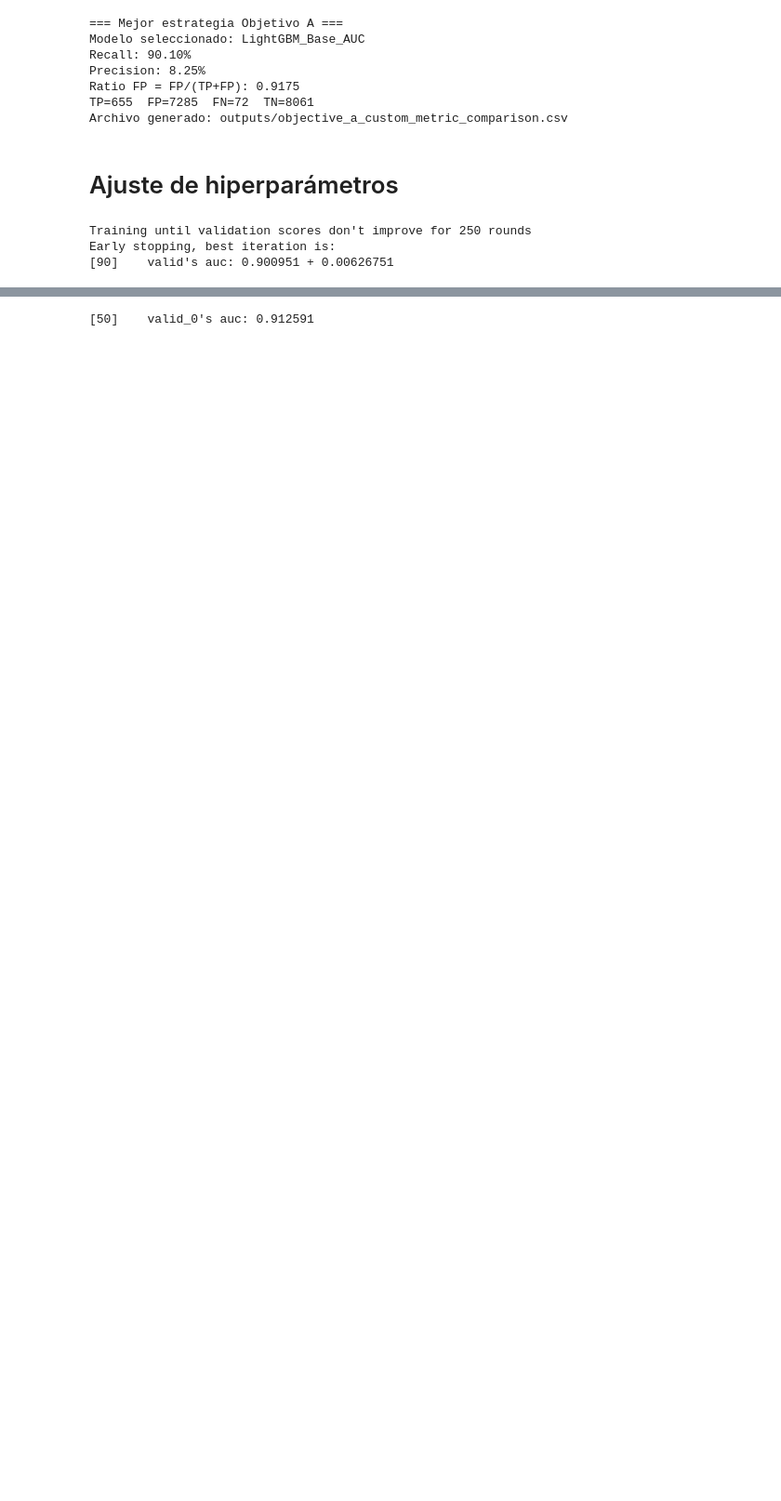
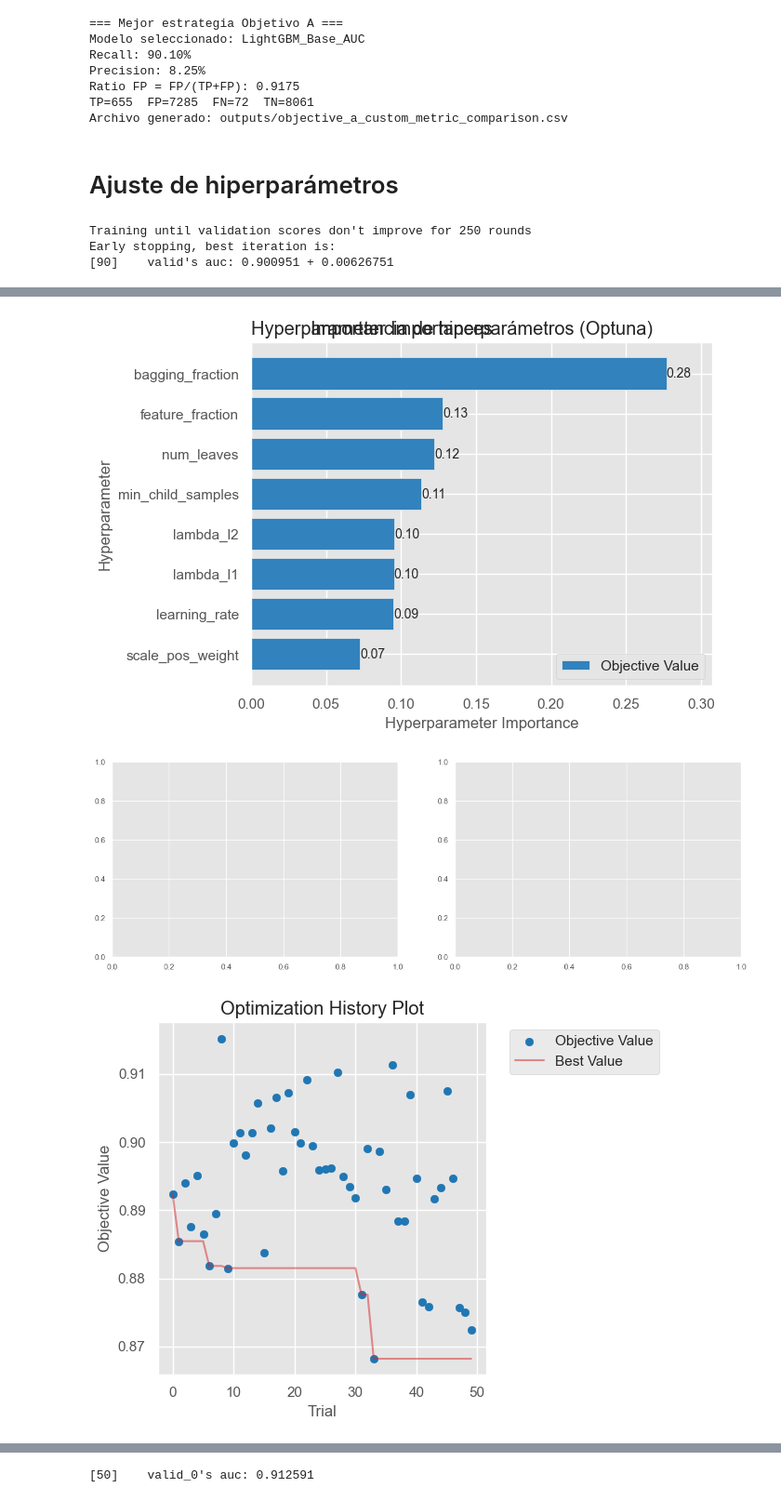
Before and after one commit to eunicean/PlusTI-Project, a Jupyter notebook: eda_bo_vip.ipynb, the cells around one changed output, grey strips where cells are left out. Shown at 93% size. Cells and saved outputs as stored; diff of their text form; code cells hidden in the pictures; blank space fills up the shorter version.

```diff
--- a/eda_bo_vip.ipynb
+++ b/eda_bo_vip.ipynb
@@ -938,0 +941,25 @@ Mejores params:
+# %%
+import optuna.visualization.matplotlib as optv
+
+fig, axes = plt.subplots(1, 2, figsize=(16, 5))
+
+# Importancia de cada hiperparámetro sobre el resultado
+plt.sca(axes[0])
+optv.plot_param_importances(study)
+plt.title('Importancia de hiperparámetros (Optuna)')
+
+# Historial de optimización: cómo mejoró trial a trial
+plt.sca(axes[1])
+optv.plot_optimization_history(study)
+
+plt.tight_layout()
+plt.show()
+
+# Todos los trials ordenados por resultado
+trials_df = study.trials_dataframe()
+trials_df = trials_df.sort_values('value').head(10)
+print(trials_df[['number','value'] + [c for c in trials_df.columns if c.startswith('params_')]].to_string())
+# %% [output]
+[figure, added]
+[figure, added]
+[figure, added]
```
Also changed, not shown: parts of 8 cells of this notebook, 1 other file.
